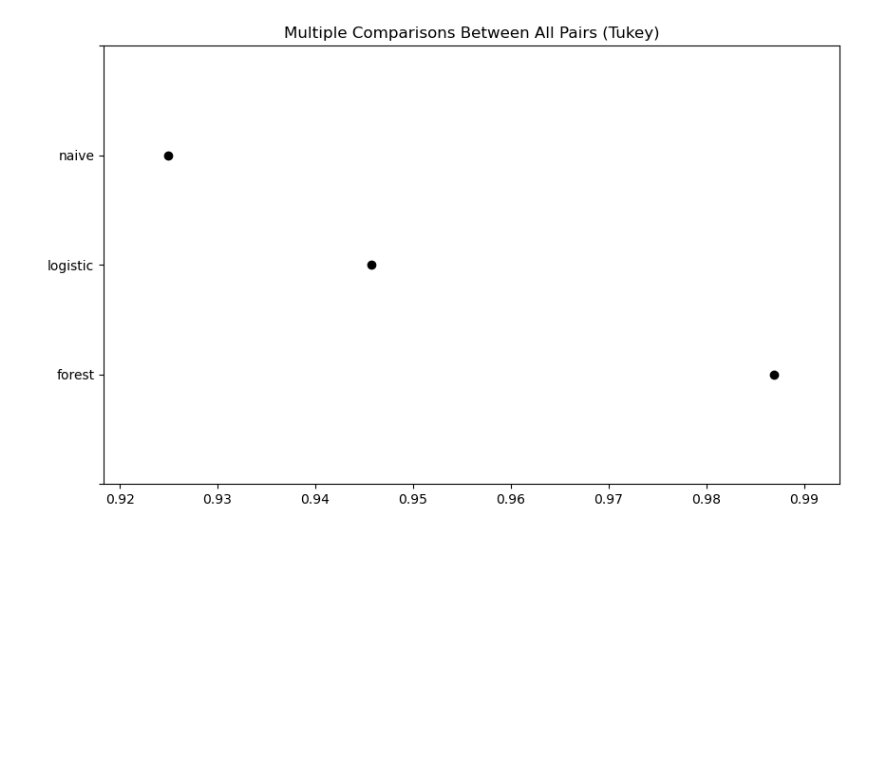
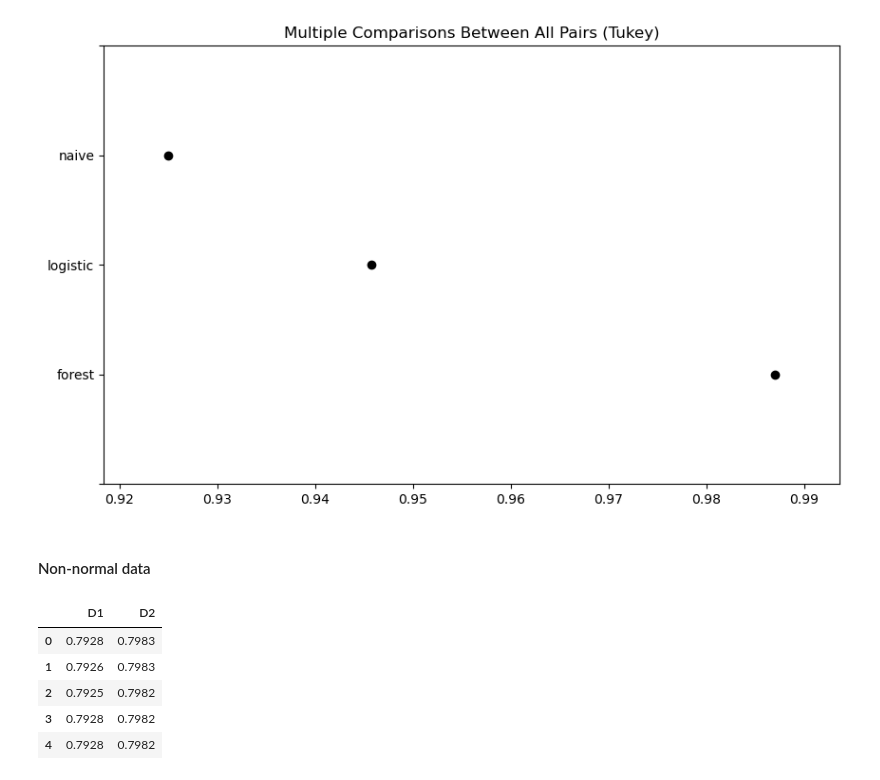
Before and after one commit to Dionmax/BurningMyBrain, a Jupyter notebook: EstatisticaDataScience/IntervalsAndHypothesis.ipynb, the cells around one changed output. Saved outputs shown, nothing was run; the diff lists cells and outputs as text; code cells hidden in the pictures; blank space fills up the shorter version.

```diff
--- a/EstatisticaDataScience/IntervalsAndHypothesis.ipynb
+++ b/EstatisticaDataScience/IntervalsAndHypothesis.ipynb
@@ -1118,3 +1120,16 @@ logistic    naive  -0.0207   0.0 -0.0215 -0.0199   True
 result.plot_simultaneous();
 # %% [output]
 [figure]
+# %% [markdown]
+#### Non-normal data
+# %%
+dataset = pd.read_csv('data/trip_d1_d2.csv', sep=";")
+
+dataset.head()
+# %% [output]
+|  | D1 | D2 |
+| 0 | 0.7928 | 0.7983 |
+| 1 | 0.7926 | 0.7983 |
+| 2 | 0.7925 | 0.7982 |
+| 3 | 0.7928 | 0.7982 |
+| 4 | 0.7928 | 0.7982 |
```
Also changed, not shown: parts of 20 cells of this notebook.
